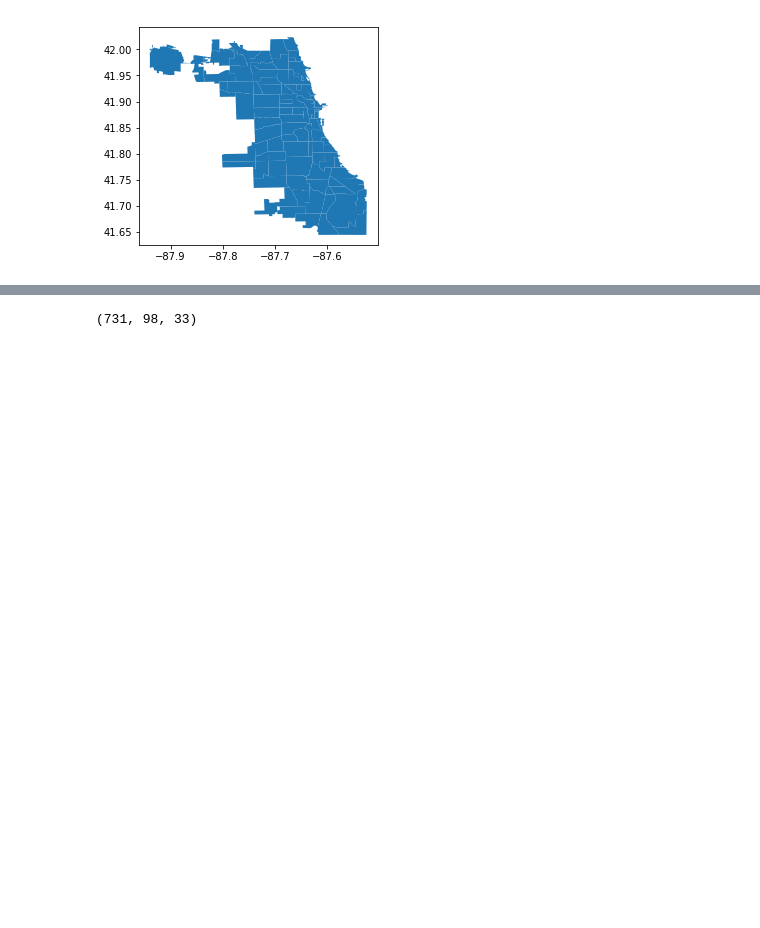
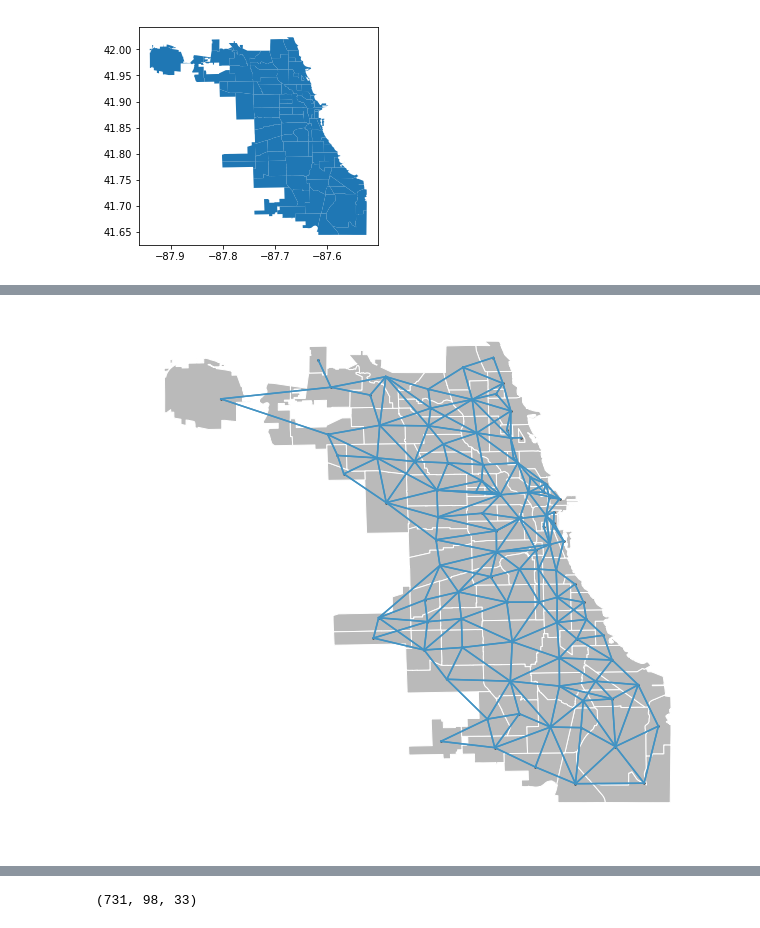
Before and after one commit to selimfirat/st-crime-rate-prediction, a Jupyter notebook: gridify.ipynb, the cells around one changed output, grey strips where cells are left out. Drawn from its saved outputs; the diff is of its cells as text; code cells hidden in the pictures; blank space fills up the shorter version.

Commit message:
spatial neighbors list implemented

```diff
--- a/gridify.ipynb
+++ b/gridify.ipynb
@@ -84,0 +101,7 @@ neighborhoods.plot()
+# %%
+weights = Queen.from_dataframe(neighborhoods) # Try with Rook later
+wnp = libpysal.weights.util.nonplanar_neighbors(weights, neighborhoods)
+plot_spatial_weights(wnp, neighborhoods, nonplanar_edge_kws=dict(color='#4393c3'))
+plt.show()
+# %% [output]
+[figure, added]
```
Also changed, not shown: parts of 5 cells of this notebook.
